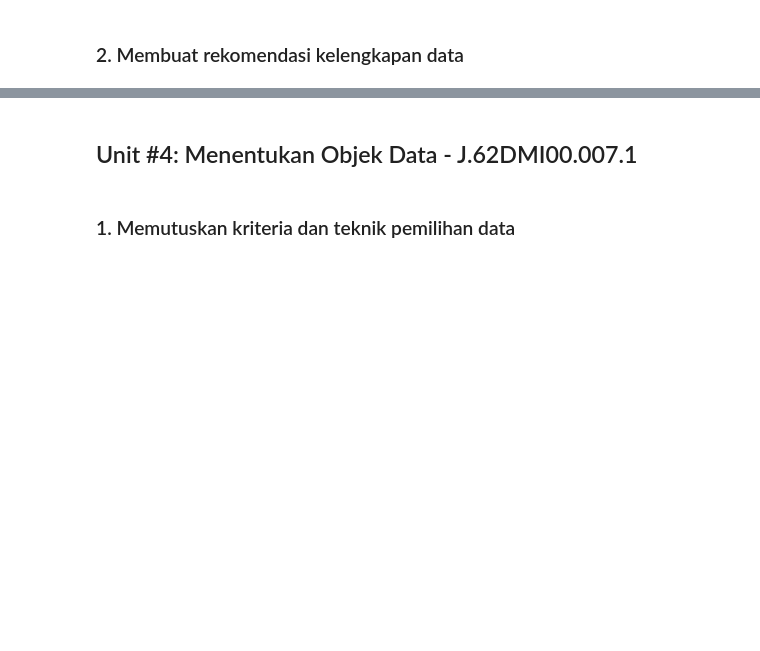
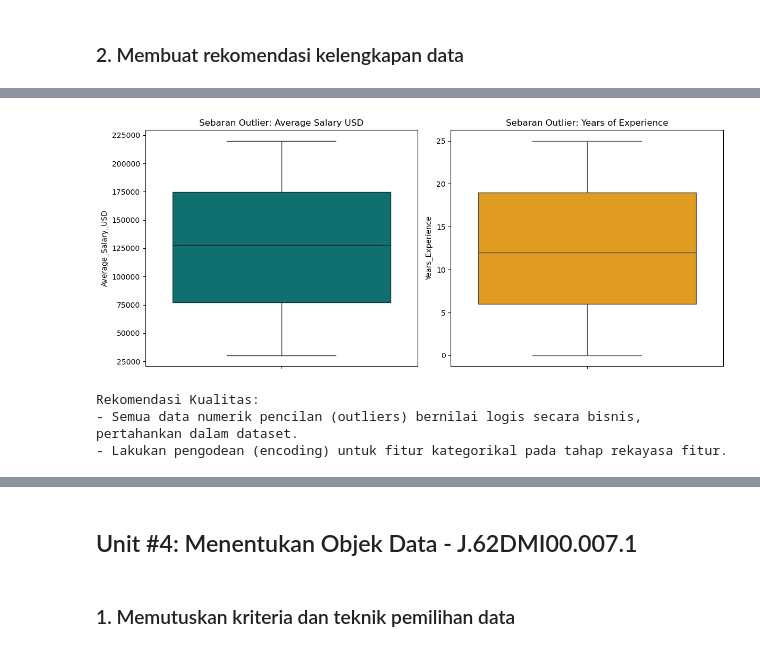
Before and after one commit to harrymardika/ai-job-impact, a Jupyter notebook: notebook.ipynb, the cells around one changed output, grey strips where cells are left out. Cells and saved outputs as stored; diff of their text form; code cells hidden in the pictures; blank space fills up the shorter version.

```diff
--- a/notebook.ipynb
+++ b/notebook.ipynb
@@ -319,0 +421,25 @@ Korelasi Years_Experience dengan AI_Replacement_Risk: -0.0337
+# %%
+import seaborn as sns
+import matplotlib.pyplot as plt
+
+# Membuat visualisasi boxplot untuk rekomendasi penanganan kualitas
+plt.figure(figsize=(12, 5))
+plt.subplot(1, 2, 1)
+sns.boxplot(y=df['Average_Salary_USD'], color='teal')
+plt.title('Sebaran Outlier: Average Salary USD')
+
+plt.subplot(1, 2, 2)
+sns.boxplot(y=df['Years_Experience'], color='orange')
+plt.title('Sebaran Outlier: Years of Experience')
+
+plt.tight_layout()
+plt.show()
+
+print("Rekomendasi Kualitas:")
+print("- Semua data numerik pencilan (outliers) bernilai logis secara bisnis, pertahankan dalam dataset.")
+print("- Lakukan pengodean (encoding) untuk fitur kategorikal pada tahap rekayasa fitur.")
+# %% [output]
+[figure, added]
+Rekomendasi Kualitas:
+- Semua data numerik pencilan (outliers) bernilai logis secara bisnis, pertahankan dalam dataset.
+- Lakukan pengodean (encoding) untuk fitur kategorikal pada tahap rekayasa fitur.
```
Also changed, not shown: parts of 96 cells of this notebook.
